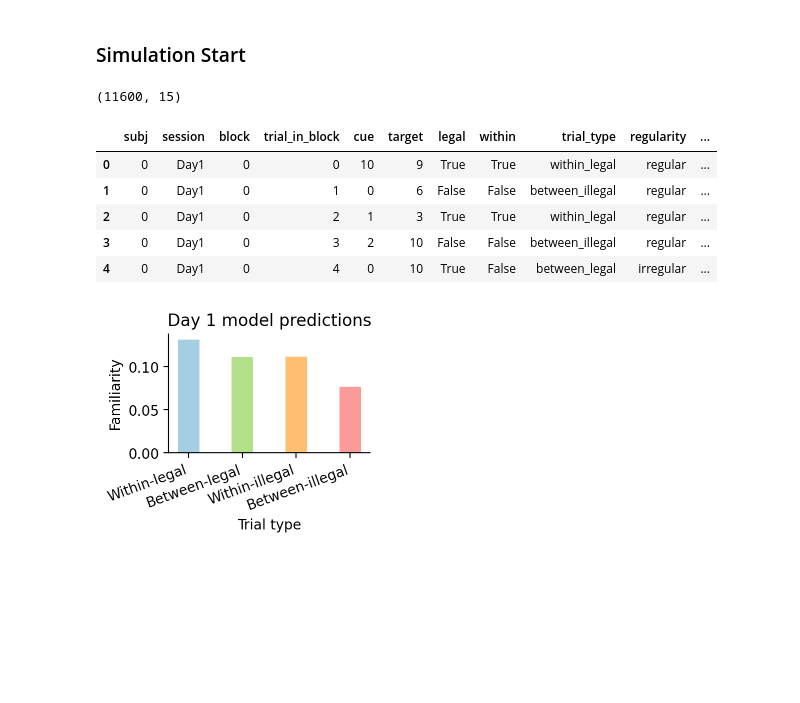
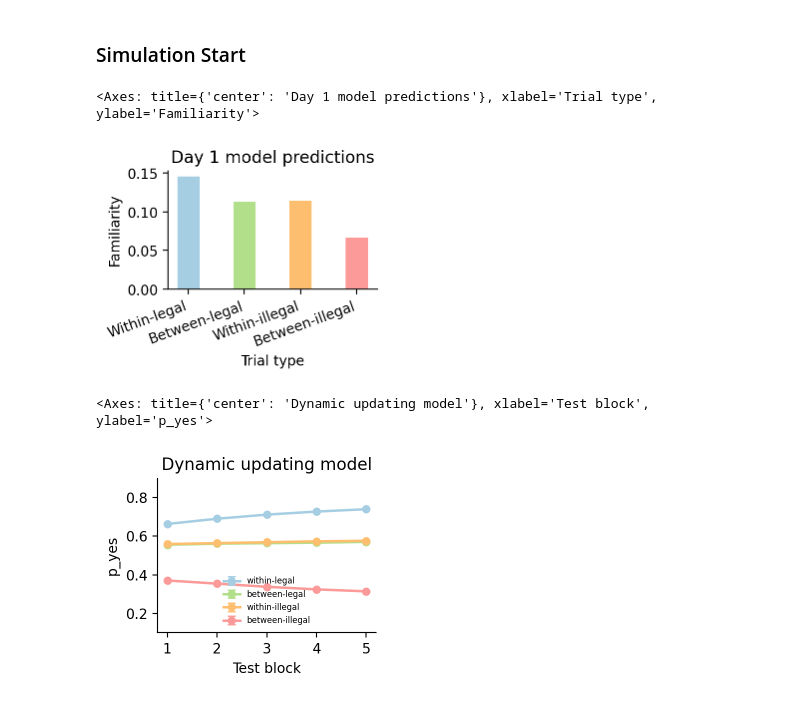
Before and after one commit to Xiaoyue-Zhou/Auditory-Structure-Learning-Model, a Jupyter notebook: Hebbian_exponential_decay.ipynb, the cells around one changed output. Cells and saved outputs as stored; diff of their text form; code cells hidden in the pictures; blank space fills up the shorter version.

Commit message:
added interface to systemmatically adjust model parameters. Next step would be to similate consolidations, and also to try use pattern-based models

```diff
--- a/Hebbian_exponential_decay.ipynb
+++ b/Hebbian_exponential_decay.ipynb
@@ -436,8 +380,11 @@ def evaluate_model(model,
 # %%
 def Exp_simulation_day1(n_subj,
                         exposure_length,
-                        beta=0.06,
+                        params=None,
                         seed=1):
+
+    if params is None:
+        params = ModelParameters()
 
     adjacency, community, node_degree = build_exp_graph()
 
@@ -456,7 +403,8 @@ def Exp_simulation_day1(n_subj,
                                    exposure_rng)
 
         # train day1 model
-        params = ModelParameters(beta=beta)
+        subj_param = replace(params)
+
         mdl_day1 = HebbianSequenceModel(
             n_nodes=adjacency.shape[0],
             params=params
@@ -491,24 +595,46 @@ def Exp_simulation_day1(n_subj,
 # %%
 time_ms = 6 * 60 * 1000
 iti_ms = 80
 tone_ms = 100
 exposure_length = time_ms // (iti_ms + tone_ms)
 
+# specify parameters
+params_tmp = ModelParameters(
+    beta=0.06,
+    lr=1.0,
+    lr_test_prefix=1.0,
+    lr_test_probe=0.1,
+    reset_current_activity=True,
+    decision_gain=20.0,
+    criterion_offset=0.0
+)
+
+# run day 1 experiment
 day1_data, day1_model = Exp_simulation_day1(n_subj=29,
-                                            exposure_length=exposure_length)
+                                            exposure_length=exposure_length,
+                                            params=params_tmp)
 
 
-print(day1_data.shape)
-day1_data.head()
+# print(day1_data.shape)
+# day1_data.head()
+plot_day1_byType(day1_data, title="Day 1 model predictions", my_color=my_color)
 # %% [output]
-(11600, 15)
+<Axes: title={'center': 'Day 1 model predictions'}, xlabel='Trial type', ylabel='Familiarity'>
-|  | subj | session | block | trial_in_block | cue | target | legal | within | trial_type | regularity | ... |
-| 0 | 0 | Day1 | 0 | 0 | 10 | 9 | True | True | within_legal | regular | ... |
-| 1 | 0 | Day1 | 0 | 1 | 0 | 6 | False | False | between_illegal | regular | ... |
-| 2 | 0 | Day1 | 0 | 2 | 1 | 3 | True | True | within_legal | regular | ... |
-| 3 | 0 | Day1 | 0 | 3 | 2 | 10 | False | False | between_illegal | regular | ... |
-| 4 | 0 | Day1 | 0 | 4 | 0 | 10 | True | False | between_legal | irregular | ... |
+[figure, added]
-# %%
-plt = plot_day1_byType(day1_data, title="Day 1 model predictions")
-# %% [output]
-[figure, removed]
+# %%
+# check behavioural change within session 1
+subj_block_p, group_block_p = summarize_cross_block(
+    day1_data,
+    measure="p_yes",
+    trial_order=trial_order
+)
+
+plot_cross_block(
+    group_block_p,
+    ylabel="p_yes",
+    title="Dynamic updating model",
+    colors=my_color
+)
+# %% [output]
+<Axes: title={'center': 'Dynamic updating model'}, xlabel='Test block', ylabel='p_yes'>
+[figure, added]
```
Also changed, not shown: parts of 5 cells of this notebook.
